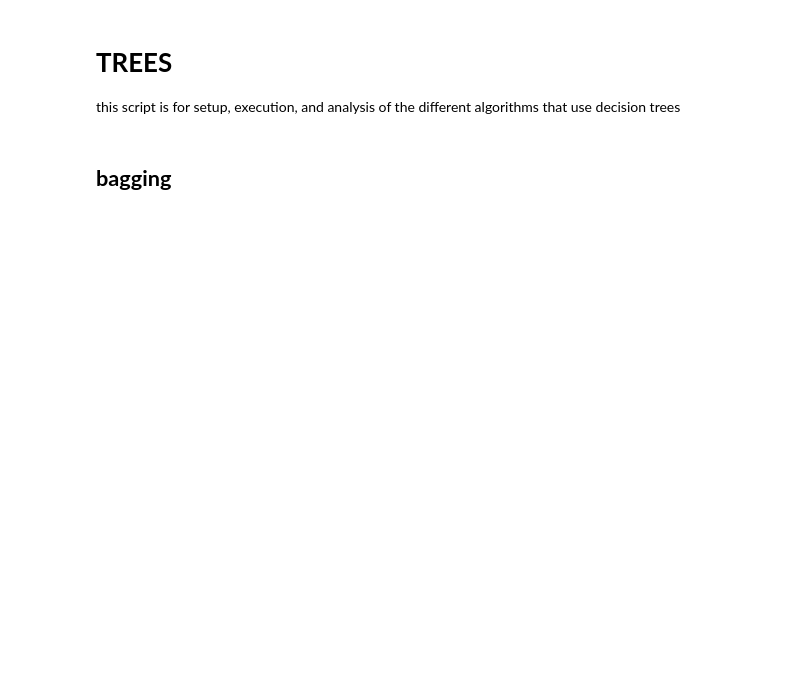
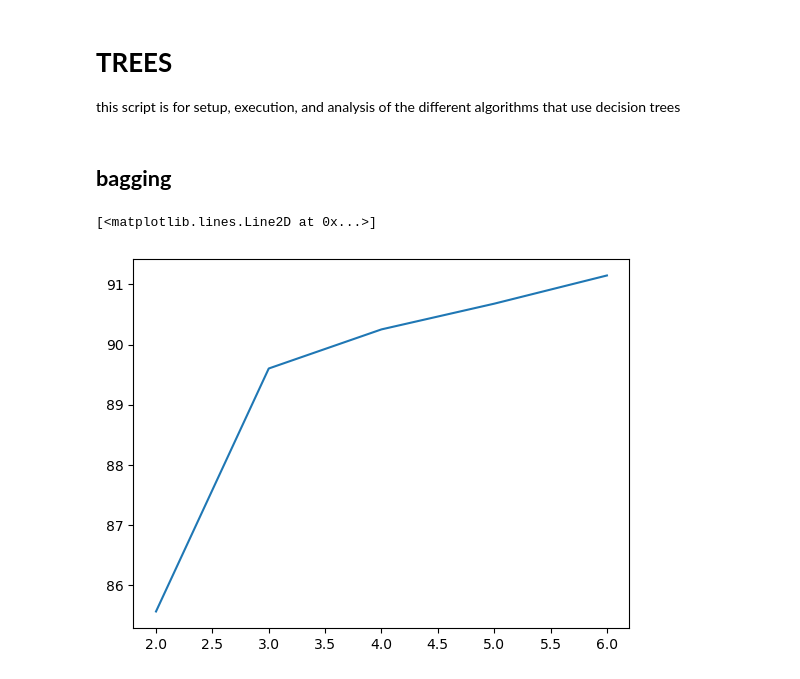
Before and after one commit to izguenther6/orie4741-final, a Jupyter notebook: scripts/trees.ipynb, the cells around one changed output. Cells and saved outputs as stored; diff of their text form; code cells hidden in the pictures; blank space fills up the shorter version.

Commit message:
trees
more tree stuff

```diff
--- a/scripts/trees.ipynb
+++ b/scripts/trees.ipynb
@@ -41,0 +41,53 @@ clf = BaggingClassifier(base_estimator = random_tree,
+# %%
+'''
+IMPORTANT CONCEPT:
+
+- need to hypertune tree...find best depth
+
+- from inspection, fitting the DecisionTreeClassifier without a max depth on all X and Y results in tree depth of 6...so test from 2-6
+
+- cross-validation at each depth is done on 100 different random training sets and the average accuracy at each is recorded
+
+- as graph shows, a max depth of 6 results in the overall best accuracy
+
+'''
+
+#set train and test data
+df_all=df_all.sample(frac=1)
+train_proportion = 0.8
+n = len(df_all)
+t = int(train_proportion * n)
+
+# separate training and test sets
+y = df_all['detected']
+X = df_all.loc[:, ~df_all.columns.isin(['detected'])]
+
+#features in training set
+train_x = X.iloc[:t,:].reset_index().iloc[:,1:]
+#features in test set
+test_x = X.iloc[t:,:].reset_index().iloc[:,1:]
+#targets in train set
+train_y = pd.Series(y[:t].reset_index().iloc[:,1:].iloc[:,0])
+#targets in test set
+test_y = pd.Series(y[t:].reset_index().iloc[:,1:].iloc[:,0])
+
+# define the depths
+depths = np.arange(2,7)
+# create an empty data frame for our results
+results = [0,0,0,0,0]
+
+for i in range(100):
+    for j in range(len(depths)):
+        best_depth_tree = DecisionTreeClassifier(max_depth = depths[j]) # creating an instance of a decision tree
+        results[j%5] += cross_val_score(best_depth_tree, train_x,
+                                    train_y, scoring="accuracy", # getting the cv accuracy metric for the tree at each depth
+                    cv=6).mean()
+        #results.append(cross_val_score(best_depth_tree, train_x, train_y, scoring="accuracy", cv=6).mean())# getting the cv accuracy metric for the tree at each depth
+
+
+test = pd.DataFrame({'depths':depths, 'accuracy':results})
+test.sort_values("accuracy", ascending=False)
+plt.plot(test.depths, test.accuracy)
+# %% [output]
+[<matplotlib.lines.Line2D at 0x...>]
+[figure, added]
```
Also changed, not shown: parts of 20 cells of this notebook, 8 other files.
